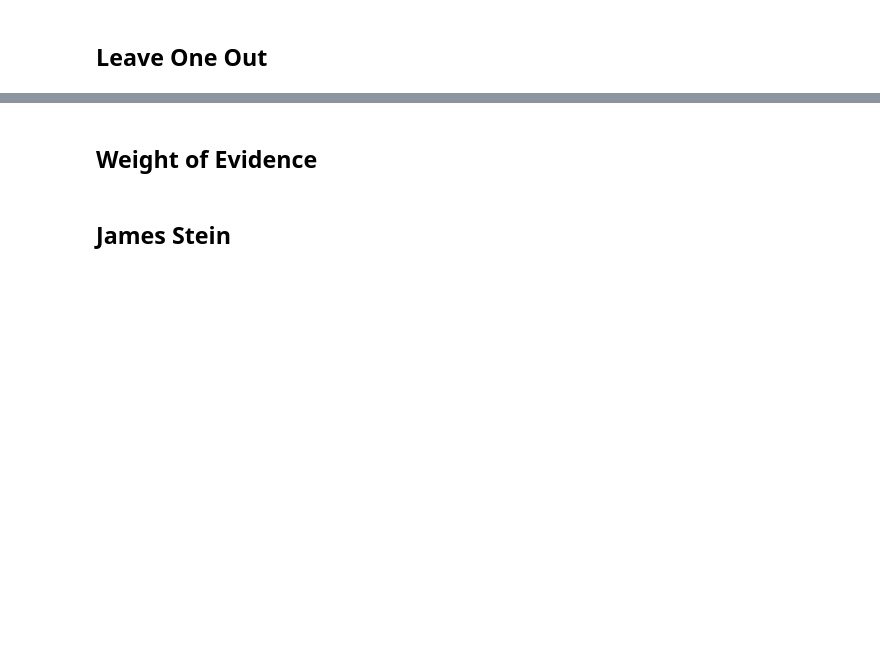
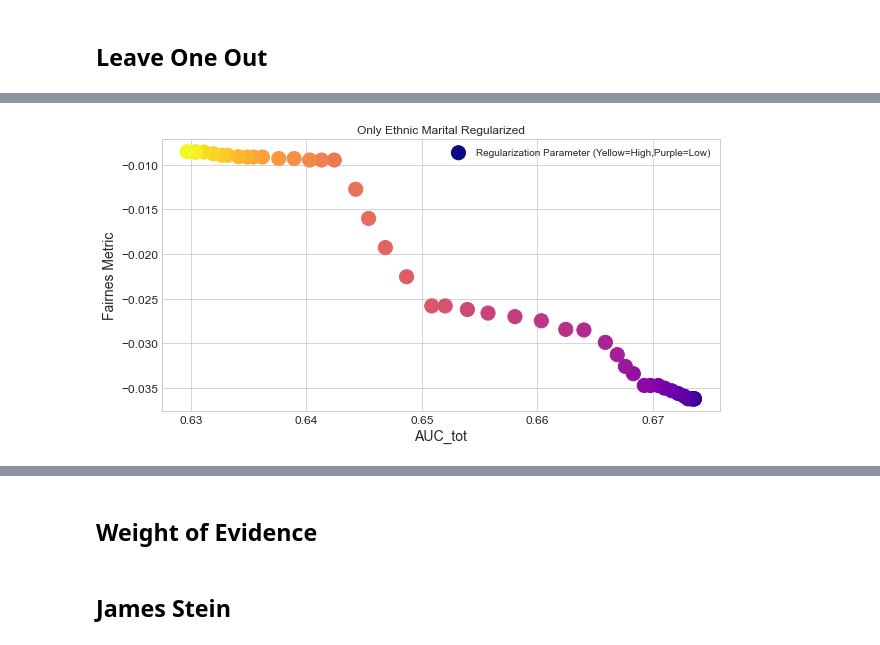
Before and after one commit to cmougan/FairEncoder, a Jupyter notebook: Compass.ipynb, the cells around one changed output, grey strips where cells are left out. Saved outputs shown, nothing was run; the diff lists cells and outputs as text; code cells hidden in the pictures; blank space fills up the shorter version.

```diff
--- a/Compass.ipynb
+++ b/Compass.ipynb
@@ -440,0 +495,36 @@ plt.show()
+# %%
+PARAM = np.linspace(0, 1, 50)
+
+fe = fair_encoder(
+    model=LogisticRegression(),
+    enc="leaveoneout",
+    param=PARAM,
+    un_regularize=[
+        "Sex_Code_Text",
+        "ScaleSet",
+        "LegalStatus",
+        "CustodyStatus",
+    ],
+)
+
+# plot_rolling(scale_output(fe))
+# plot_rolling(fe)
+
+aux = fe.rolling(5).mean().dropna()
+
+plt.figure()
+plt.scatter(
+    aux["auc_tot"].values,
+    aux["fairness_metric"].values,
+    s=200,
+    c=aux.index.values,
+    cmap="plasma",
+    label="Regularization Parameter (Yellow=High,Purple=Low)",
+)
+plt.title("Only Ethnic Marital Regularized")
+plt.ylabel("Fairnes Metric")
+plt.xlabel("AUC_tot")
+plt.legend()
+plt.show()
+# %% [output]
+[figure, added]
```
Also changed, not shown: parts of 28 cells of this notebook, 6 other files.
